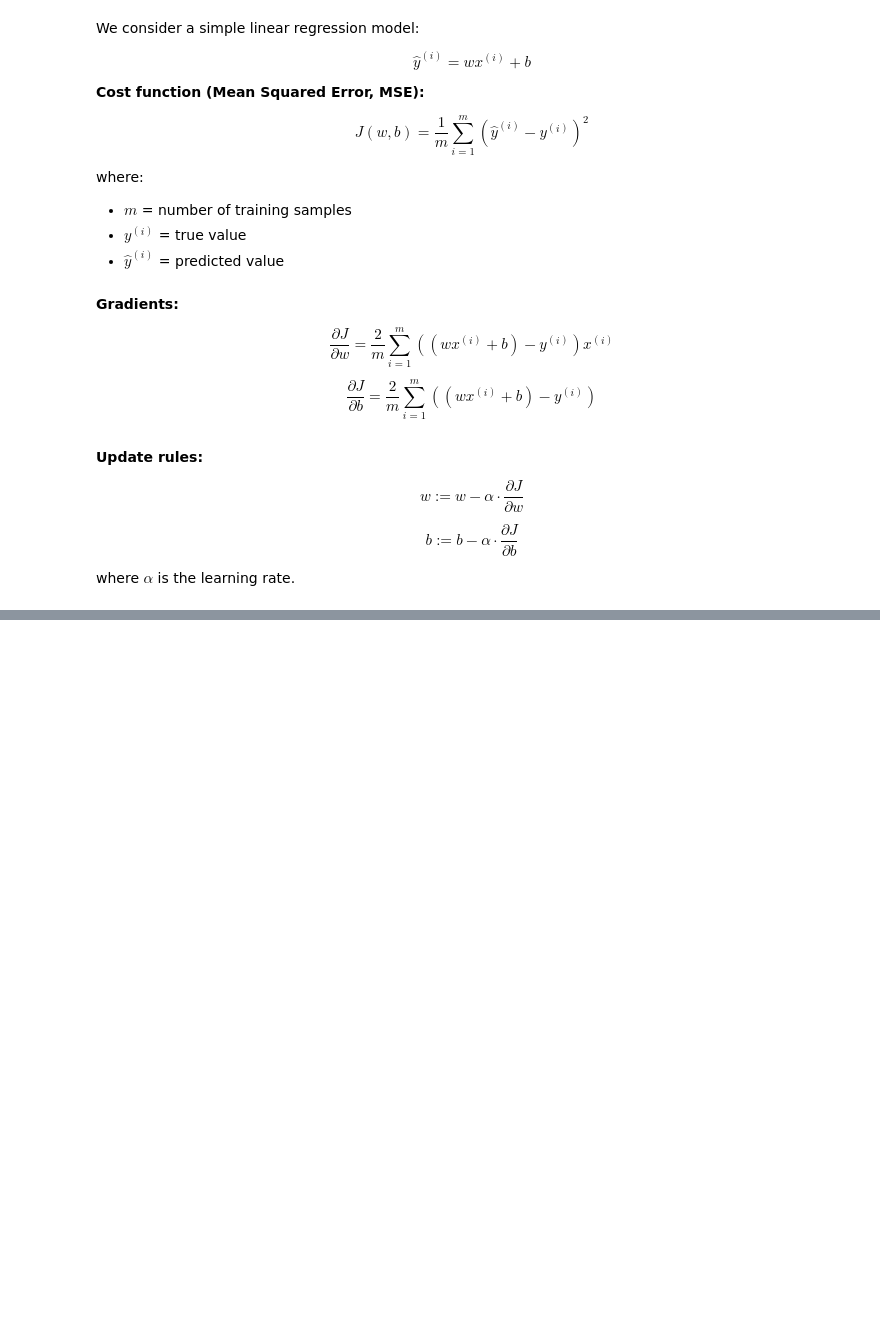
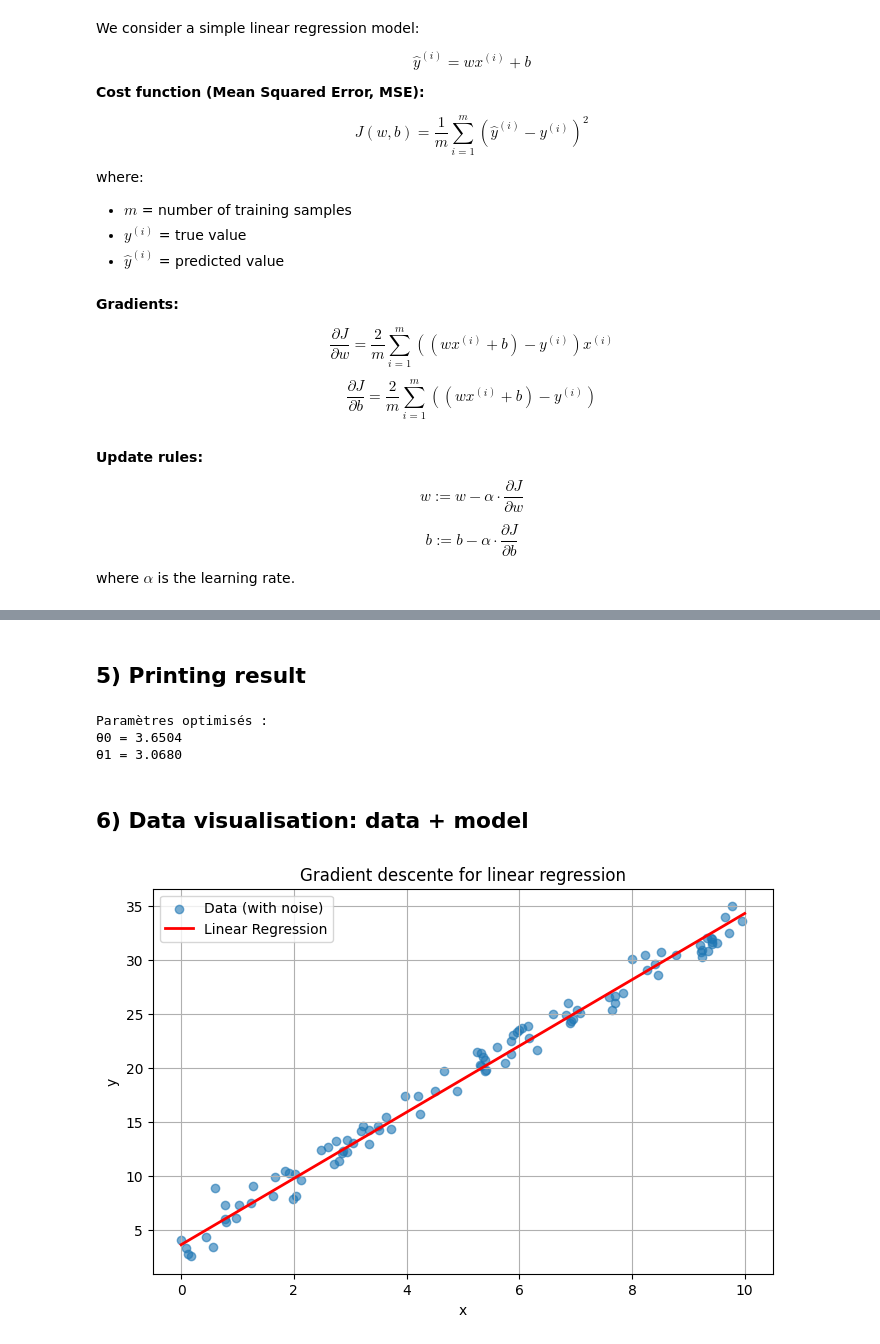
Before and after one commit to cruchau/machine_learning, a Jupyter notebook: linear_model/regression/03_gradient_descent_numpy_only.ipynb, the cells around one changed output, grey strips where cells are left out. Saved outputs shown, nothing was run; the diff lists cells and outputs as text; code cells hidden in the pictures; blank space fills up the shorter version.

```diff
--- a/linear_model/regression/03_gradient_descent_numpy_only.ipynb
+++ b/linear_model/regression/03_gradient_descent_numpy_only.ipynb
@@ -61,0 +83,7 @@ where $\alpha$ is the learning rate.
+# %%
+def loss_function(theta, X, y):
+    """  Compute the cost J(theta) = (1/2m) * sum((X*theta - y)^2)"""
+    m = len(y)
+    predictions = X.dot(theta)
+    errors = predictions - y
+    return (1/2*m)*np.dot(errors, errors)
@@ -61,0 +119,6 @@ where $\alpha$ is the learning rate.
+# %%
+# Gradient descent parametor
+alpha = 0.01      # learning rate
+n_iterations = 1000  # nb iterations
+# %%
+theta_opt, history = gradient_descent(X_biais, y, alpha, n_iterations)
@@ -61,0 +136,26 @@ where $\alpha$ is the learning rate.
+# %% [markdown]
+## 5) Printing result
+# %%
+print("\nParamètres optimisés :")
+print(f"θ0 = {theta_opt[0]:.4f}")
+print(f"θ1 = {theta_opt[1]:.4f}")
+# %% [output]
+Paramètres optimisés :
+θ0 = 3.6504
+θ1 = 3.0680
+# %% [markdown]
+## 6) Data visualisation: data + model
+# %%
+plt.figure(figsize=(8, 5))
+plt.scatter(X, y, label="Data (with noise)", alpha=0.6)
+x_tracé = np.array([0, 10])
+y_tracé = theta_opt[0] + theta_opt[1] * x_tracé
+plt.plot(x_tracé, y_tracé, color='red', linewidth=2, label="Linear Regression")
+plt.title("Gradient descente for linear regression")
+plt.xlabel("x")
+plt.ylabel("y")
+plt.legend()
+plt.grid(True)
+plt.show()
+# %% [output]
+[figure, added]
```
Also changed, not shown: parts of 7 cells of this notebook.
